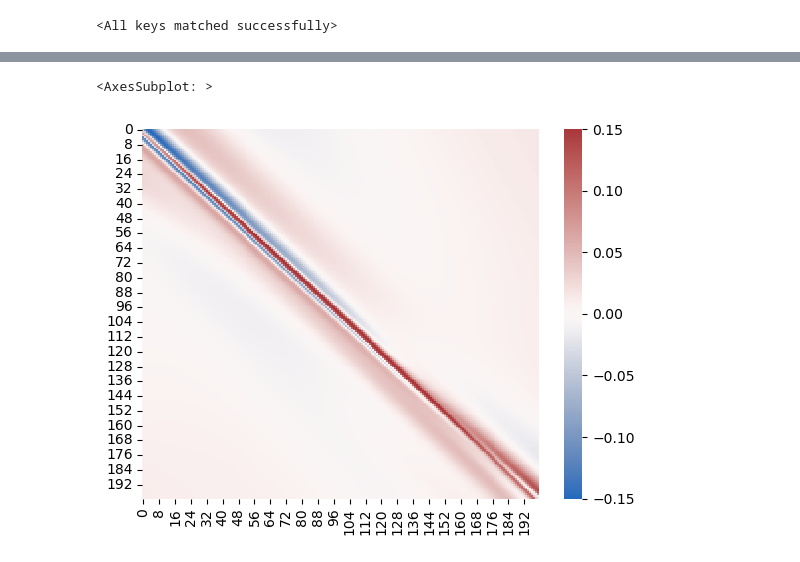
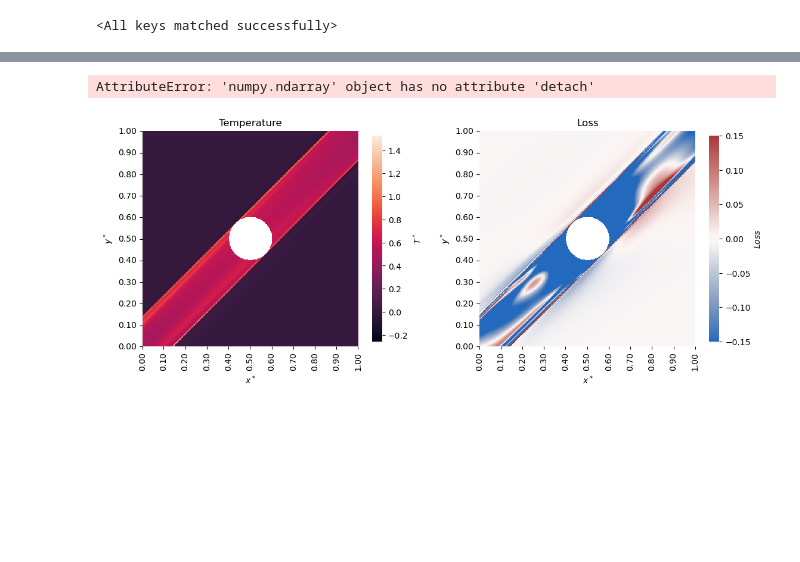
Before and after one commit to ThyCap/TCC, a Jupyter notebook: viz_file.ipynb, the cells around one changed output, grey strips where cells are left out. Cells and saved outputs as stored; diff of their text form; code cells hidden in the pictures; blank space fills up the shorter version.

```diff
--- a/viz_file.ipynb
+++ b/viz_file.ipynb
@@ -148,12 +144,16 @@ lossTensor_2 = np.reshape(lossTensor.detach().numpy(), (200,200))
 # %%
 lossTensor = PINN.lossTensor(X_test)
 
-lossTensor_2 = np.reshape(lossTensor.detach().numpy(), (200,200))
+lossTensor_2 = np.reshape(lossTensor.detach().numpy(), (500,500))
+lossTensor_2 = lossTensor_2.detach().numpy()
 
 sns.heatmap(lossTensor_2,
             vmin = -.15,
             vmax = .15,
             cmap = "vlag")
 # %% [output]
-<AxesSubplot: >
+AttributeError: 'numpy.ndarray' object has no attribute 'detach'
-[figure, removed]
+# %%
+pplot(u_pred, lossTensor_2, mask = mask)
+# %% [output]
+[figure, added]
```
Also changed, not shown: parts of 12 cells of this notebook, 4 other files.
